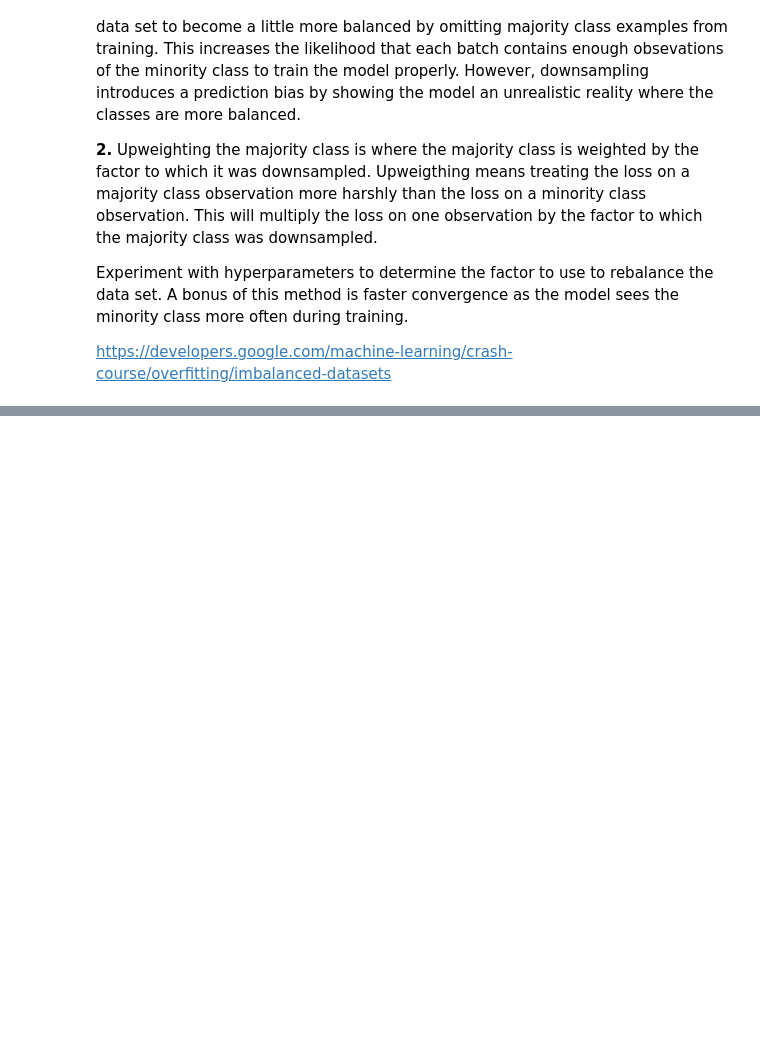
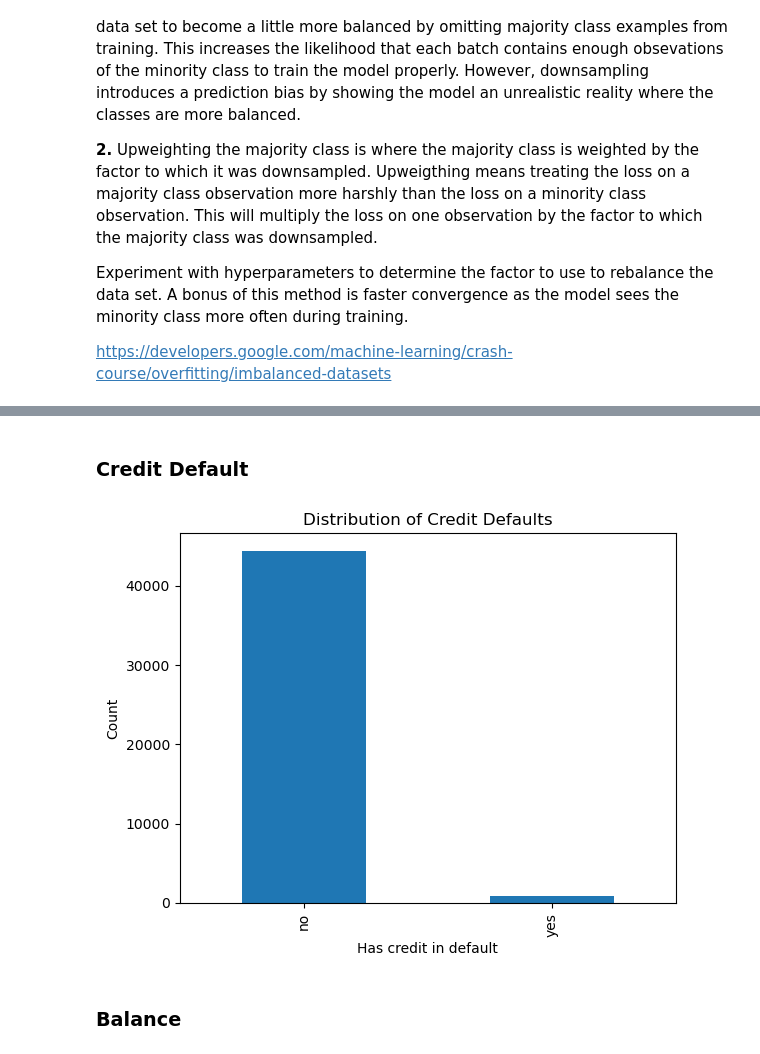
Before and after one commit to lucas-ben/mba-business-analytics, a Jupyter notebook: courses/machine-learning/Assignment 1/Bank Marketing Data/assignment_workbook.ipynb, the cells around one changed output, grey strips where cells are left out. Saved outputs shown, nothing was run; the diff lists cells and outputs as text; code cells hidden in the pictures; blank space fills up the shorter version.

```diff
--- a/courses/machine-learning/Assignment 1/Bank Marketing Data/assignment_workbook.ipynb
+++ b/courses/machine-learning/Assignment 1/Bank Marketing Data/assignment_workbook.ipynb
@@ -214,0 +272,12 @@ df_train.describe()
+# %% [markdown]
+### **Credit Default**
+# %%
+df_train['default'].value_counts().plot(kind='bar')
+plt.title('Distribution of Credit Defaults')
+plt.xlabel('Has credit in default')
+plt.ylabel('Count')
+plt.show()
+# %% [output]
+[figure, added]
+# %% [markdown]
+### **Balance**
```
Also changed, not shown: parts of 17 cells of this notebook.
